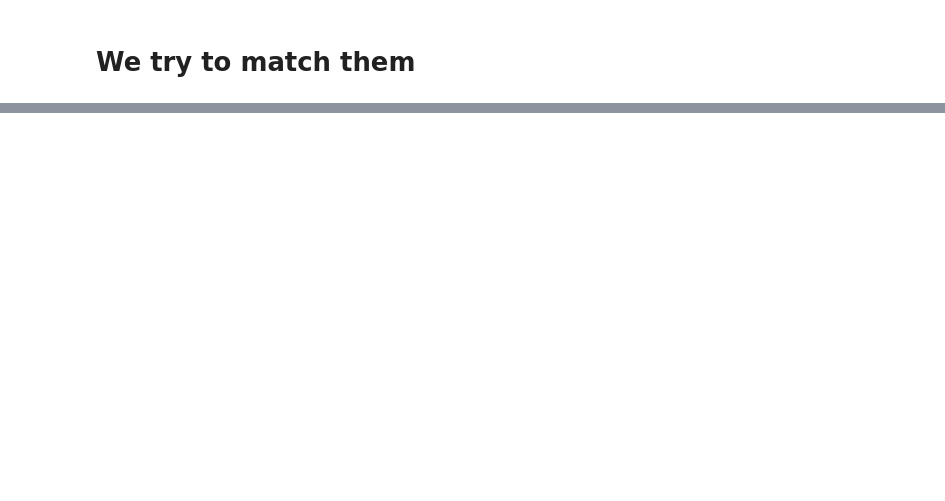
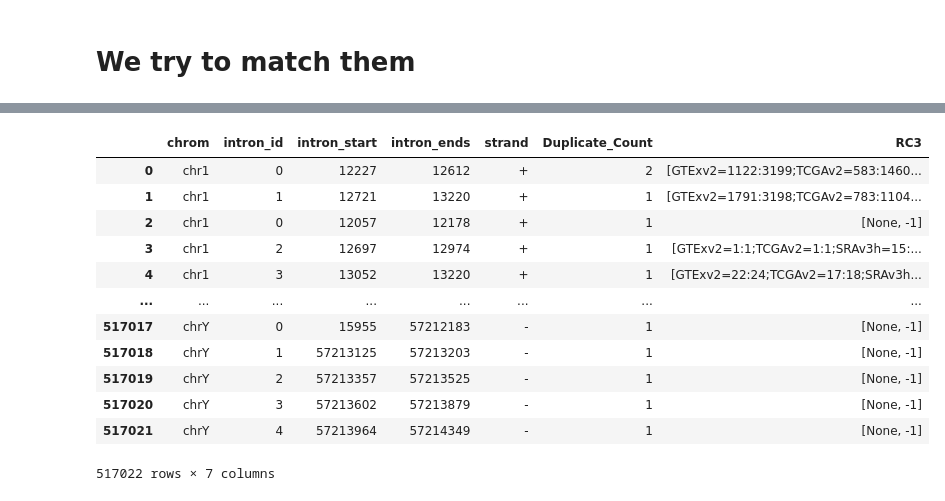
Before and after one commit to EnsemblGSOC/IntronOrNot, a Jupyter notebook: 2 - contrasting-with-recount3.ipynb, the cells around one changed output, grey strips where cells are left out. Cells and saved outputs as stored; diff of their text form; code cells hidden in the pictures; blank space fills up the shorter version.

```diff
--- a/2 - contrasting-with-recount3.ipynb
+++ b/2 - contrasting-with-recount3.ipynb
@@ -134,2 +212,0 @@ df_test
-# %%
-df_gencode_introns = pd.read_csv("gencode_v44_introns.csv")
@@ -144,0 +229,3 @@ df_chr1.progress_apply(match_recount, axis=1)
+# %%
+%%time
+df_gencode_introns["RC3"] = df_gencode_introns.parallel_apply(match_recount, axis=1)
@@ -144,0 +237,16 @@ df_chr1.progress_apply(match_recount, axis=1)
+# %%
+df_gencode_introns
+# %% [output]
+|  | chrom | intron_id | intron_start | intron_ends | strand | Duplicate_Count | RC3 |
+| 0 | chr1 | 0 | 12227 | 12612 | + | 2 | [GTExv2=1122:3199;TCGAv2=583:1460... |
+| 1 | chr1 | 1 | 12721 | 13220 | + | 1 | [GTExv2=1791:3198;TCGAv2=783:1104... |
+| 2 | chr1 | 0 | 12057 | 12178 | + | 1 | [None, -1] |
+| 3 | chr1 | 2 | 12697 | 12974 | + | 1 | [GTExv2=1:1;TCGAv2=1:1;SRAv3h=15:... |
+| 4 | chr1 | 3 | 13052 | 13220 | + | 1 | [GTExv2=22:24;TCGAv2=17:18;SRAv3h... |
+| ... | ... | ... | ... | ... | ... | ... | ... |
+| 517017 | chrY | 0 | 15955 | 57212183 | - | 1 | [None, -1] |
+| 517018 | chrY | 1 | 57213125 | 57213203 | - | 1 | [None, -1] |
+| 517019 | chrY | 2 | 57213357 | 57213525 | - | 1 | [None, -1] |
+| 517020 | chrY | 3 | 57213602 | 57213879 | - | 1 | [None, -1] |
+| 517021 | chrY | 4 | 57213964 | 57214349 | - | 1 | [None, -1] |
+517022 rows × 7 columns
```
Also changed, not shown: parts of 15 cells of this notebook.
